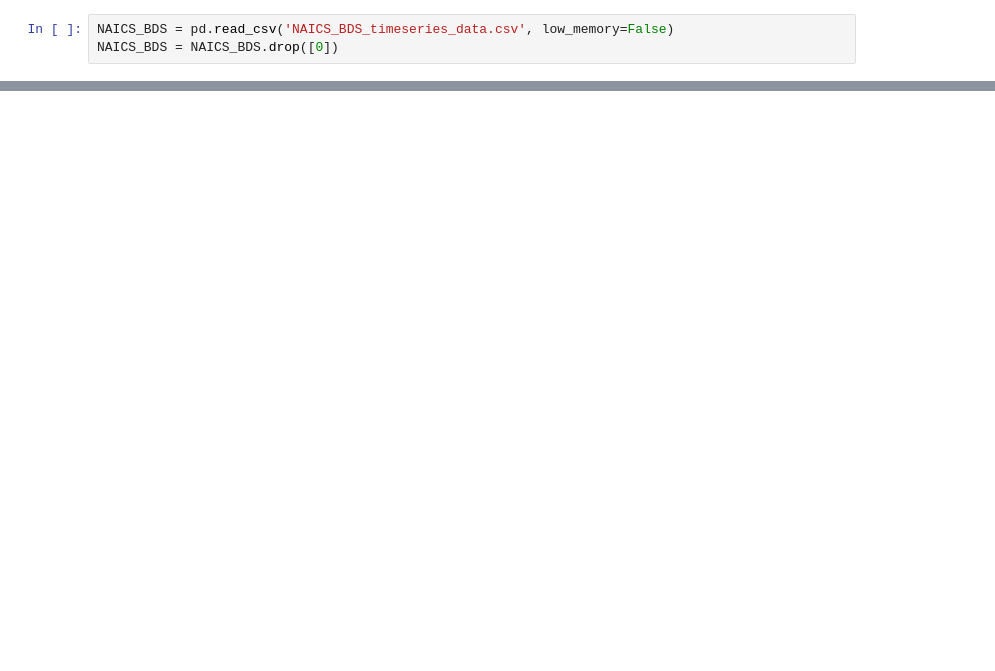
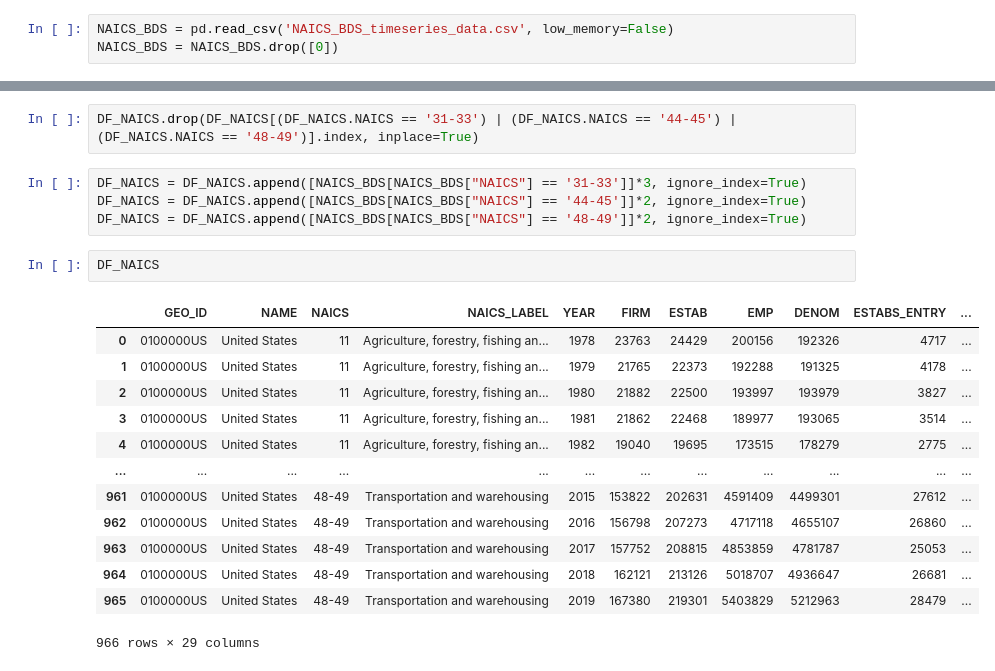
Before and after one commit to CIV2T1PEY/CIV1498-Group-Project, a Jupyter notebook: Python_Prashan_Notebook.ipynb, the cells around one changed output, grey strips where cells are left out. Drawn from its saved outputs; the diff is of its cells as text; blank space fills up the shorter version.

```diff
--- a/Python_Prashan_Notebook.ipynb
+++ b/Python_Prashan_Notebook.ipynb
@@ -47,0 +97,22 @@ test
+# %%
+DF_NAICS.drop(DF_NAICS[(DF_NAICS.NAICS == '31-33') | (DF_NAICS.NAICS == '44-45') | (DF_NAICS.NAICS == '48-49')].index, inplace=True)
+# %%
+DF_NAICS = DF_NAICS.append([NAICS_BDS[NAICS_BDS["NAICS"] == '31-33']]*3, ignore_index=True)
+DF_NAICS = DF_NAICS.append([NAICS_BDS[NAICS_BDS["NAICS"] == '44-45']]*2, ignore_index=True)
+DF_NAICS = DF_NAICS.append([NAICS_BDS[NAICS_BDS["NAICS"] == '48-49']]*2, ignore_index=True)
+# %%
+DF_NAICS
+# %% [output]
+|  | GEO_ID | NAME | NAICS | NAICS_LABEL | YEAR | FIRM | ESTAB | EMP | DENOM | ESTABS_ENTRY | ... |
+| 0 | 0100000US | United States | 11 | Agriculture, forestry, fishing an... | 1978 | 23763 | 24429 | 200156 | 192326 | 4717 | ... |
+| 1 | 0100000US | United States | 11 | Agriculture, forestry, fishing an... | 1979 | 21765 | 22373 | 192288 | 191325 | 4178 | ... |
+| 2 | 0100000US | United States | 11 | Agriculture, forestry, fishing an... | 1980 | 21882 | 22500 | 193997 | 193979 | 3827 | ... |
+| 3 | 0100000US | United States | 11 | Agriculture, forestry, fishing an... | 1981 | 21862 | 22468 | 189977 | 193065 | 3514 | ... |
+| 4 | 0100000US | United States | 11 | Agriculture, forestry, fishing an... | 1982 | 19040 | 19695 | 173515 | 178279 | 2775 | ... |
+| ... | ... | ... | ... | ... | ... | ... | ... | ... | ... | ... | ... |
+| 961 | 0100000US | United States | 48-49 | Transportation and warehousing | 2015 | 153822 | 202631 | 4591409 | 4499301 | 27612 | ... |
+| 962 | 0100000US | United States | 48-49 | Transportation and warehousing | 2016 | 156798 | 207273 | 4717118 | 4655107 | 26860 | ... |
+| 963 | 0100000US | United States | 48-49 | Transportation and warehousing | 2017 | 157752 | 208815 | 4853859 | 4781787 | 25053 | ... |
+| 964 | 0100000US | United States | 48-49 | Transportation and warehousing | 2018 | 162121 | 213126 | 5018707 | 4936647 | 26681 | ... |
+| 965 | 0100000US | United States | 48-49 | Transportation and warehousing | 2019 | 167380 | 219301 | 5403829 | 5212963 | 28479 | ... |
+966 rows × 29 columns
```
Also changed, not shown: parts of 19 cells of this notebook.
